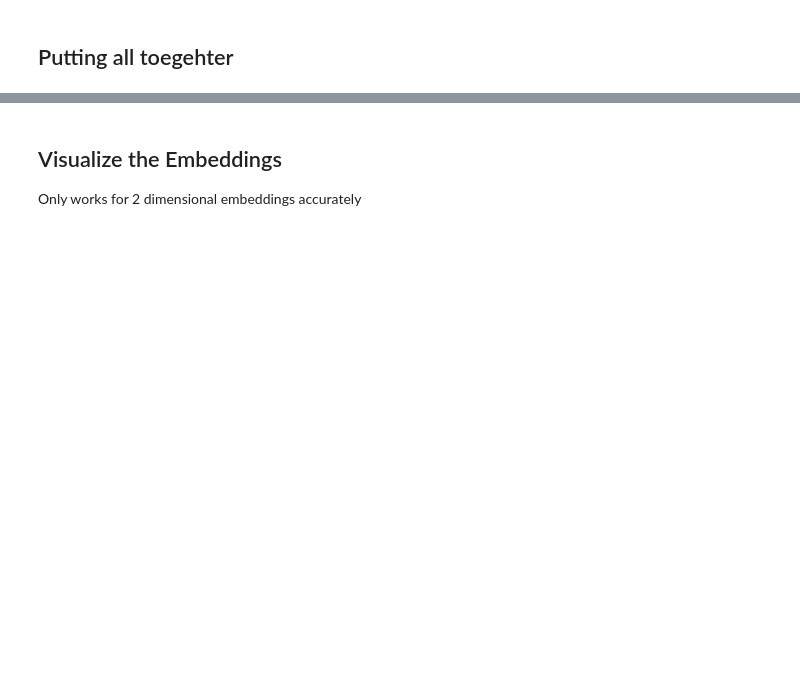
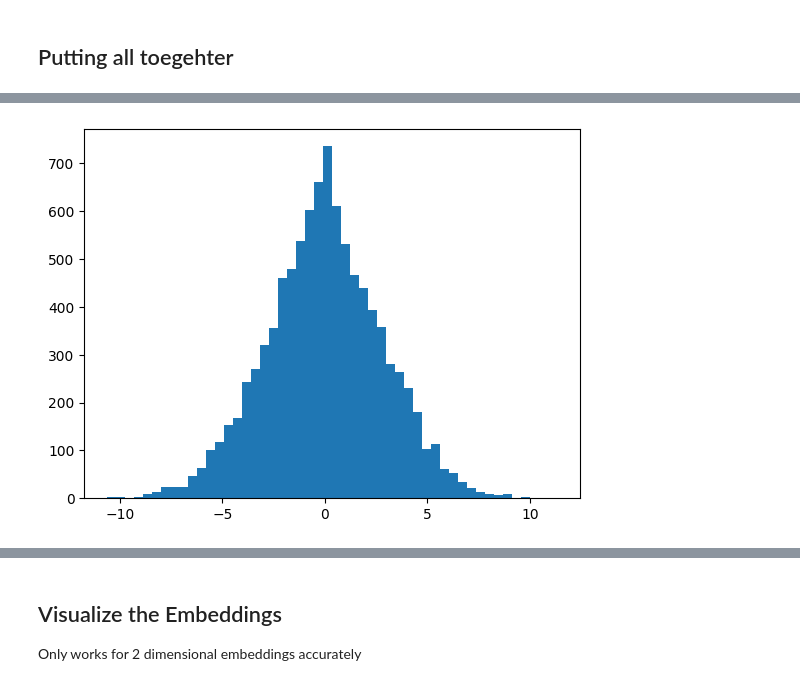
Before and after one commit to MaxiRuess/GrandRepository-of-Artificial-Musings, a Jupyter notebook: notebooks/Random/MakeMore_MLP.ipynb, the cells around one changed output, grey strips where cells are left out. Saved outputs shown, nothing was run; the diff lists cells and outputs as text; code cells hidden in the pictures; blank space fills up the shorter version.

```diff
--- a/notebooks/Random/MakeMore_MLP.ipynb
+++ b/notebooks/Random/MakeMore_MLP.ipynb
@@ -151,0 +181,5 @@ print(loss.item())
+# %%
+# If we look at the step before the activation function, we see
+plt.hist(hpreact.detach().numpy().flatten(), bins=50);
+# %% [output]
+[figure, added]
```
Also changed, not shown: parts of 25 cells of this notebook.
